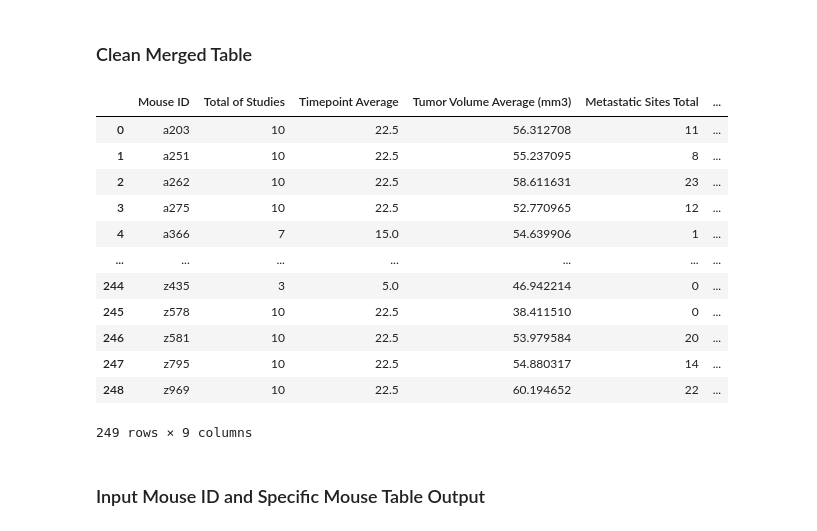
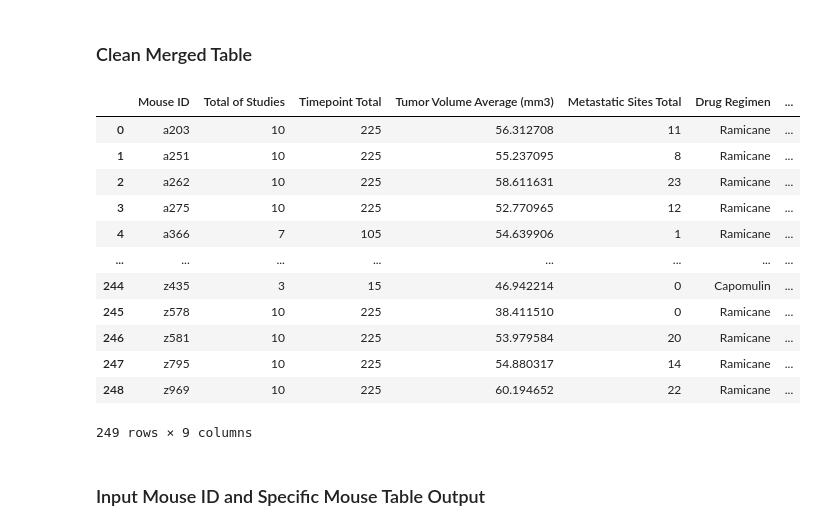
Before and after one commit to samuelroiz/Pymaceuticals_DA, a Jupyter notebook: Pymaceuticals_Code.ipynb, the cells around one changed output. Saved outputs shown, nothing was run; the diff lists cells and outputs as text; code cells hidden in the pictures.

```diff
--- a/Pymaceuticals_Code.ipynb
+++ b/Pymaceuticals_Code.ipynb
@@ -122,43 +122,43 @@ There are 249 mice in the data.
 # %%
 mice_agg = merge_df
 
 # Add Column to 'mice_count' since we need two 'Mouse ID'... one for count and the other is for index
 # Also... cannot have two same names... 'Mouse ID' and 'Mouse ID' cannot work together in '.agg' formula
 mice_agg.loc[:, "Total of Mice"] = merge_df["Mouse ID"]
 
 # Fource 'Mouse ID' as index and keep column of 'Total of Mice' while we count the amount of 'Total of Mices' by its 'Mouse ID'
 # if it has a same 'Mouse ID', it will count into that index...
 mice_agg = mice_agg.groupby(['Mouse ID'], as_index=False).agg({
     'Total of Studies': 'count',
-    'Timepoint':'mean',
+    'Timepoint':'sum',
     'Tumor Volume (mm3)':'mean',
     'Metastatic Sites':'sum'})
 
 # Add Column to 'mice_count' since these are columns with values that cannot change
 mice_agg.loc[:, "Drug Regimen"] = merge_df["Drug Regimen"]
 mice_agg.loc[:, "Sex"] = merge_df["Sex"]
 mice_agg.loc[:, "Age (Months)"] = merge_df["Age_months"]
 mice_agg.loc[:, "Weight (g)"] = merge_df["Weight (g)"]
 
 # Convert 'Age' into 'Total Count'
 mice_agg = mice_agg.rename(columns={"Tumor Volume (mm3)": "Tumor Volume Average (mm3)"})
-mice_agg = mice_agg.rename(columns={"Timepoint": "Timepoint Average"})
+mice_agg = mice_agg.rename(columns={"Timepoint": "Timepoint Total"})
 mice_agg = mice_agg.rename(columns={"Metastatic Sites": "Metastatic Sites Total"})
 
 mice_agg
 # %% [output]
-|  | Mouse ID | Total of Studies | Timepoint Average | Tumor Volume Average (mm3) | Metastatic Sites Total | ... |
-| 0 | a203 | 10 | 22.5 | 56.312708 | 11 | ... |
-| 1 | a251 | 10 | 22.5 | 55.237095 | 8 | ... |
-| 2 | a262 | 10 | 22.5 | 58.611631 | 23 | ... |
-| 3 | a275 | 10 | 22.5 | 52.770965 | 12 | ... |
-| 4 | a366 | 7 | 15.0 | 54.639906 | 1 | ... |
-| ... | ... | ... | ... | ... | ... | ... |
-| 244 | z435 | 3 | 5.0 | 46.942214 | 0 | ... |
-| 245 | z578 | 10 | 22.5 | 38.411510 | 0 | ... |
-| 246 | z581 | 10 | 22.5 | 53.979584 | 20 | ... |
-| 247 | z795 | 10 | 22.5 | 54.880317 | 14 | ... |
-| 248 | z969 | 10 | 22.5 | 60.194652 | 22 | ... |
+|  | Mouse ID | Total of Studies | Timepoint Total | Tumor Volume Average (mm3) | Metastatic Sites Total | Drug Regimen | ... |
+| 0 | a203 | 10 | 225 | 56.312708 | 11 | Ramicane | ... |
+| 1 | a251 | 10 | 225 | 55.237095 | 8 | Ramicane | ... |
+| 2 | a262 | 10 | 225 | 58.611631 | 23 | Ramicane | ... |
+| 3 | a275 | 10 | 225 | 52.770965 | 12 | Ramicane | ... |
+| 4 | a366 | 7 | 105 | 54.639906 | 1 | Ramicane | ... |
+| ... | ... | ... | ... | ... | ... | ... | ... |
+| 244 | z435 | 3 | 15 | 46.942214 | 0 | Capomulin | ... |
+| 245 | z578 | 10 | 225 | 38.411510 | 0 | Ramicane | ... |
+| 246 | z581 | 10 | 225 | 53.979584 | 20 | Ramicane | ... |
+| 247 | z795 | 10 | 225 | 54.880317 | 14 | Ramicane | ... |
+| 248 | z969 | 10 | 225 | 60.194652 | 22 | Ramicane | ... |
 249 rows × 9 columns
 # %% [markdown]
 ### Input Mouse ID and Specific Mouse Table Output
```
Also changed, not shown: parts of 8 cells of this notebook.
